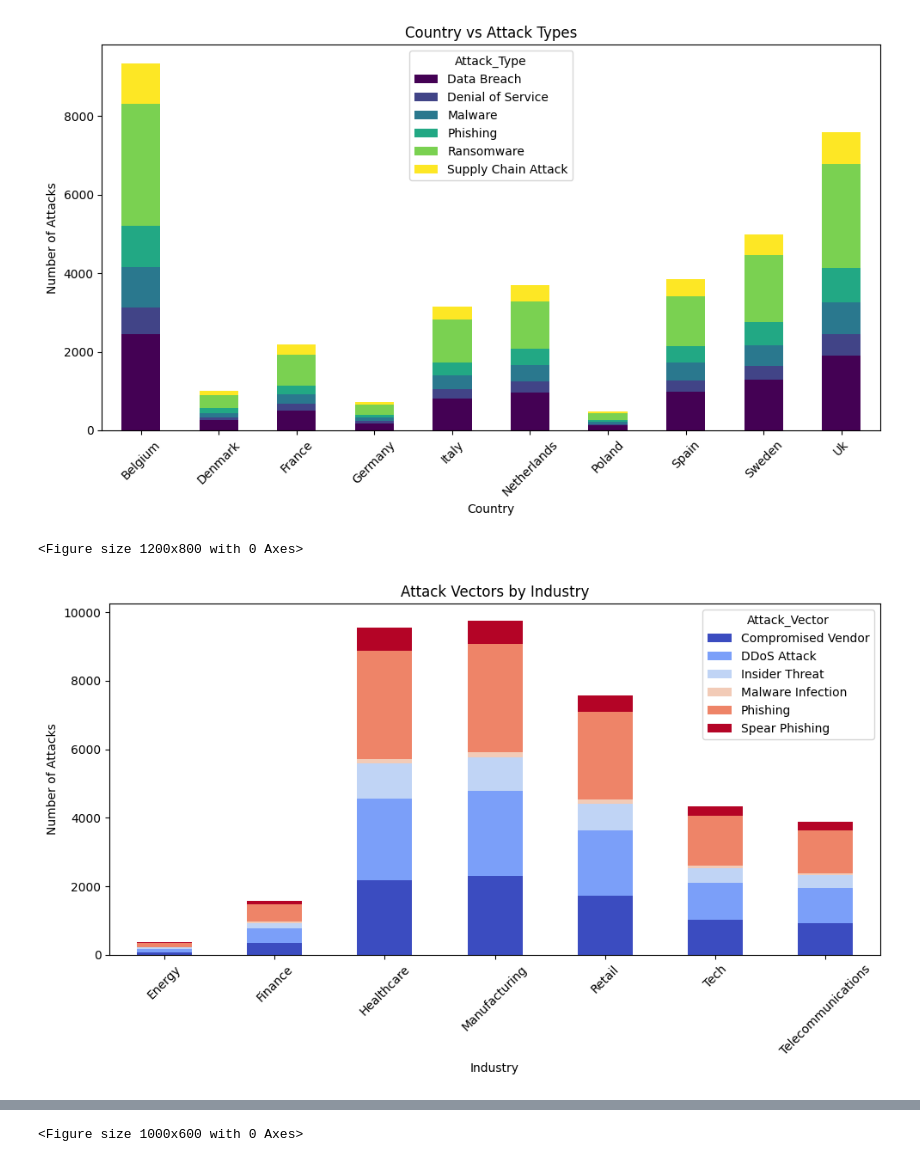
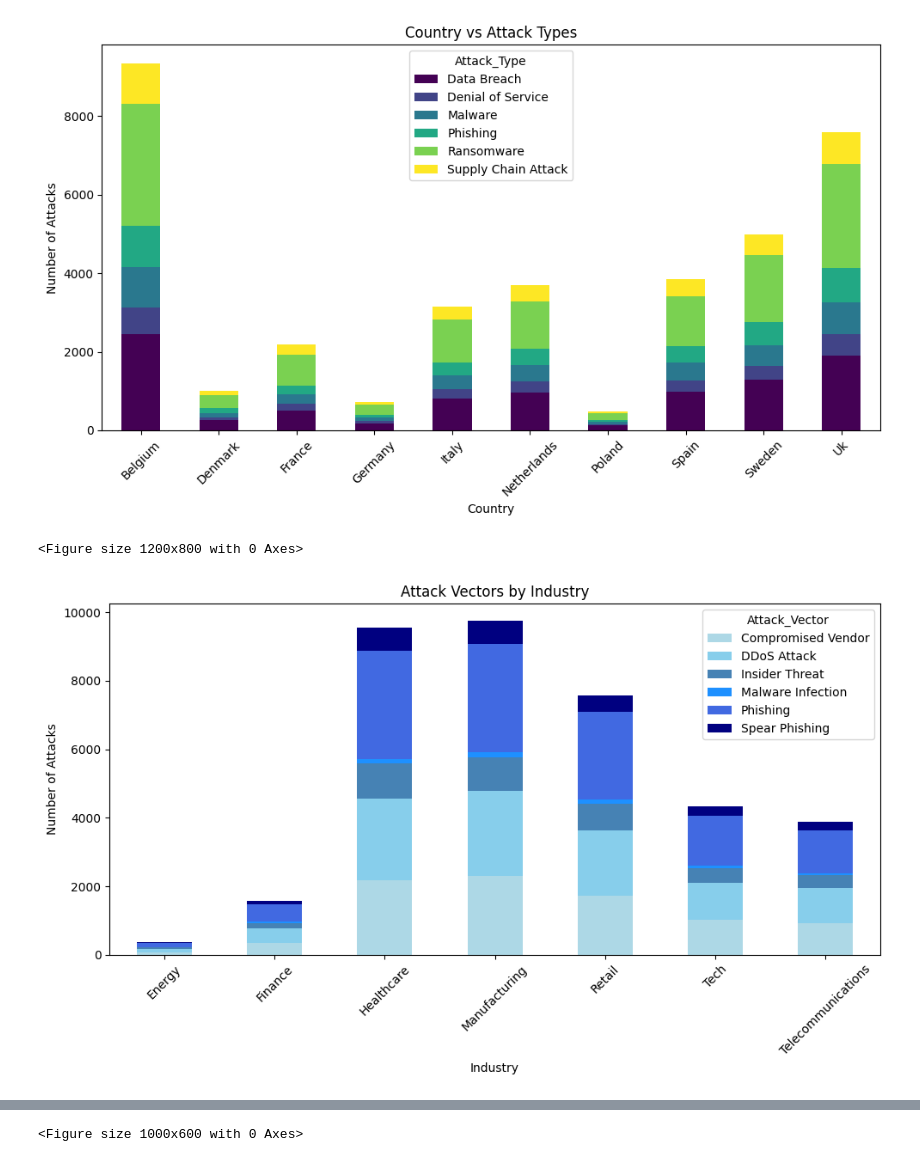
Before and after one commit to JasonGreich/Cyber-Avalanche, a Jupyter notebook: Python Analysis/Companies_attacks_analysis.ipynb, the cells around one changed output, grey strips where cells are left out. Saved outputs shown, nothing was run; the diff lists cells and outputs as text; code cells hidden in the pictures.

```diff
--- a/Python Analysis/Companies_attacks_analysis.ipynb
+++ b/Python Analysis/Companies_attacks_analysis.ipynb
@@ -397,18 +372,17 @@ plt.show()
 <Figure size 1000x600 with 0 Axes>
 [figure]
 # %%
-
-# Cell: Attack vectors by industry
+colors = ['#ADD8E6', '#87CEEB', '#4682B4', '#1E90FF', '#4169E1', '#000080', '#ADD8E6']
 industry_vs_attack_vector = data.groupby(['Industry', 'Attack_Vector']).size().unstack().fillna(0)
 plt.figure(figsize=(12, 8))
-industry_vs_attack_vector.plot(kind='bar', stacked=True, figsize=(10, 6), colormap='coolwarm')
+industry_vs_attack_vector.plot(kind='bar', stacked=True, figsize=(10, 6), color=colors)
 plt.title('Attack Vectors by Industry')
 plt.xlabel('Industry')
 plt.ylabel('Number of Attacks')
 plt.xticks(rotation=45)
 plt.tight_layout()
 plt.show()
 # %% [output]
 <Figure size 1200x800 with 0 Axes>
-[figure, old version]
+[figure, new version]
 # %%
```
Also changed, not shown: parts of 37 cells of this notebook, 8 other files.
